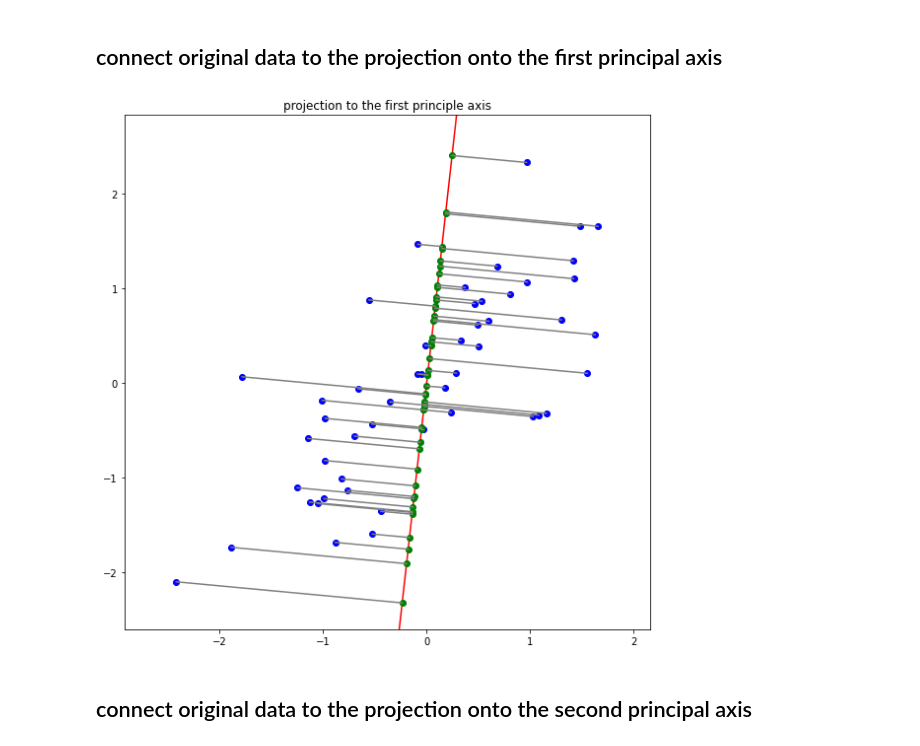
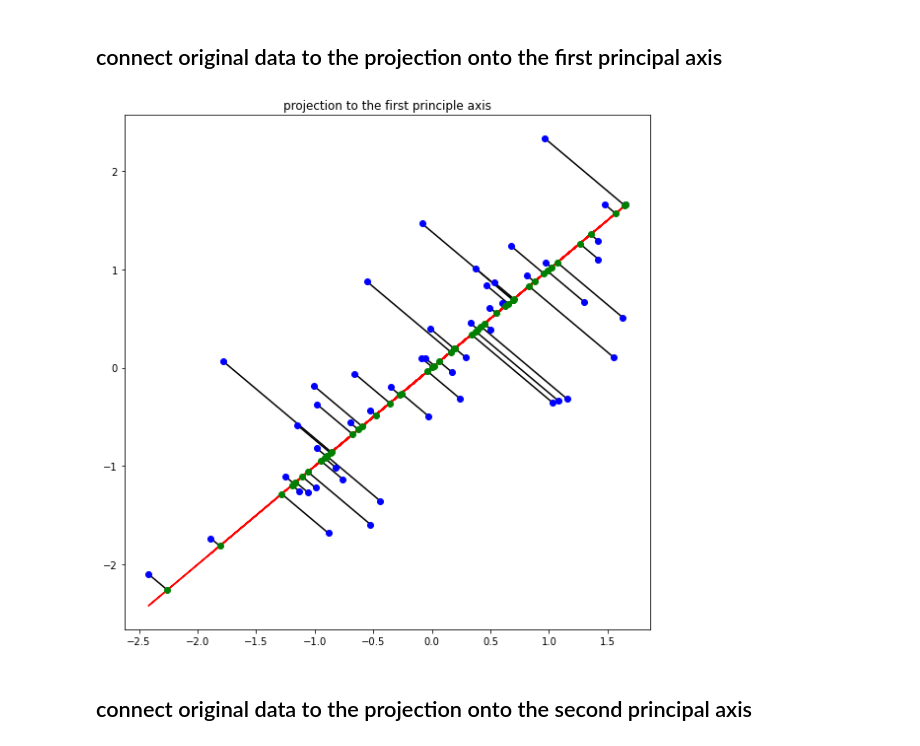
Before and after one commit to InKyeongBae/assignment-machine-learning, a Jupyter notebook: assignment12/assignment_12.ipynb, the cells around one changed output. Saved outputs shown, nothing was run; the diff lists cells and outputs as text; code cells hidden in the pictures.

Commit message:
[CREATE] def plot_first&second_projection_axis(X)

```diff
--- a/assignment12/assignment_12.ipynb
+++ b/assignment12/assignment_12.ipynb
@@ -231,17 +222,32 @@ plot_second_projection(X)
 [figure]
 # %% [markdown]
 ## connect original data to the projection onto the first principal axis
-# %%
-plt.figure(figsize=(8,8))
-plt.title('projection to the first principle axis')
-# ===================================================
-# fill up the blank
-#
-#
-# ===================================================
-plt.tight_layout()
-plt.show()
-# %% [output]
-[figure, removed]
+# %%
+def plot_first_projection_axis(X) :
+    eigen_vec_1_S, eigen_vec_1_U = compute_eigen(X)[1][:,0]
+    x, y = normalization(feature)
+    feature[:,0]=x
+    feature[:,1]=y
+
+    plt.figure(figsize=(8,8))
+    plt.title('projection to the first principle axis')
+
+    inc_1 = eigen_vec_1_U / eigen_vec_1_S
+    plt.scatter(x,y,color='blue',zorder=8)
+    yy = inc_1 * x
+    plt.plot(x,yy, '-', color = 'red')
+
+    res = compute_projection_onto_line(eigen_vec_1_S, eigen_vec_1_U)
+    plt.scatter(res[:,0],res[:,1] , color='green', zorder=10)
+
+    for i in range(0, number_data):
+        plt.plot([feature[i][0],res[i][0]],[feature[i][1],res[i][1]],'-',color='black')
+
+    plt.tight_layout()
+    plt.show()
+
+plot_first_projection_axis(X)
+# %% [output]
+[figure, added]
 # %% [markdown]
 ## connect original data to the projection onto the second principal axis
```
Also changed, not shown: parts of 5 cells of this notebook.
